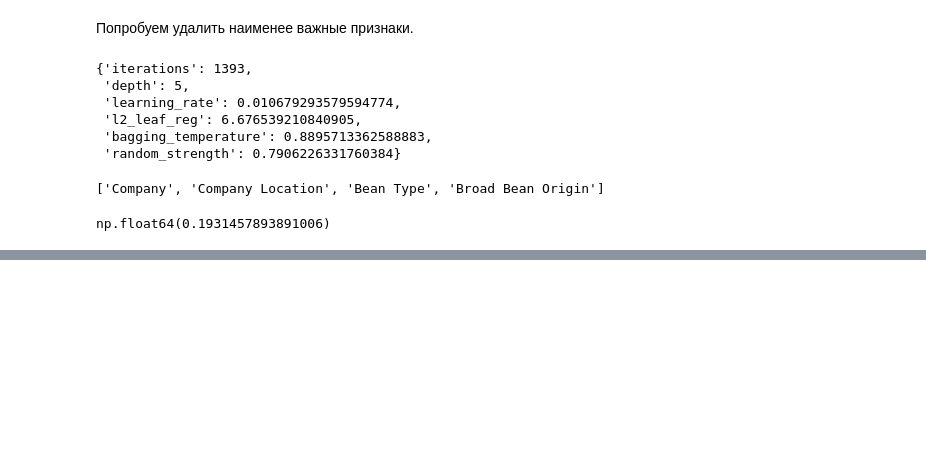
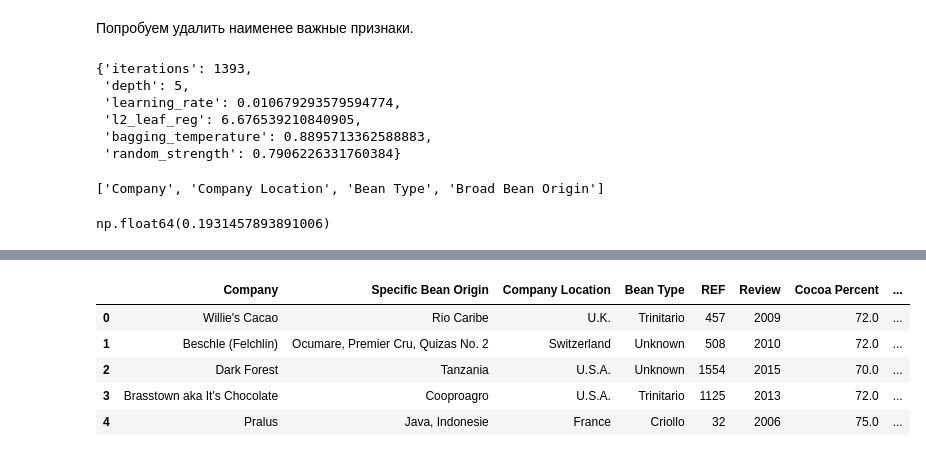
Before and after one commit to PolyakovMA/chocolate-review, a Jupyter notebook: Chocolate_reviews.ipynb, the cells around one changed output, grey strips where cells are left out. Cells and saved outputs as stored; diff of their text form; code cells hidden in the pictures; blank space fills up the shorter version.

```diff
--- a/Chocolate_reviews.ipynb
+++ b/Chocolate_reviews.ipynb
@@ -761,0 +799,3 @@ result_df.to_csv("catboost_submission_2.csv", index=False)
+# %%
+X_train_2 = train_df.drop(columns=['Broad Bean Origin'])
+X_test_2 = test_df.drop(columns=['Broad Bean Origin'])
@@ -761,0 +833,13 @@ result_df.to_csv("catboost_submission_2.csv", index=False)
+# %%
+X_train_2['Bean Type'] = X_train_2['Bean Type'].str.split(r'[ ,]+').str[0]
+X_train_2['Bean Type_additional'] = X_train_2['Bean Type'].str.split(r'[ ,]+').str[1]
+
+X_train_2['Bean Type_additional'] = X_train_2['Bean Type_additional'].replace(np.nan, 'Unknown')
+X_train_2.head()
+# %% [output]
+|  | Company | Specific Bean Origin | Company Location | Bean Type | REF | Review | Cocoa Percent | ... |
+| 0 | Willie's Cacao | Rio Caribe | U.K. | Trinitario | 457 | 2009 | 72.0 | ... |
+| 1 | Beschle (Felchlin) | Ocumare, Premier Cru, Quizas No. 2 | Switzerland | Unknown | 508 | 2010 | 72.0 | ... |
+| 2 | Dark Forest | Tanzania | U.S.A. | Unknown | 1554 | 2015 | 70.0 | ... |
+| 3 | Brasstown aka It's Chocolate | Cooproagro | U.S.A. | Trinitario | 1125 | 2013 | 72.0 | ... |
+| 4 | Pralus | Java, Indonesie | France | Criollo | 32 | 2006 | 75.0 | ... |
```
Also changed, not shown: parts of 46 cells of this notebook.
